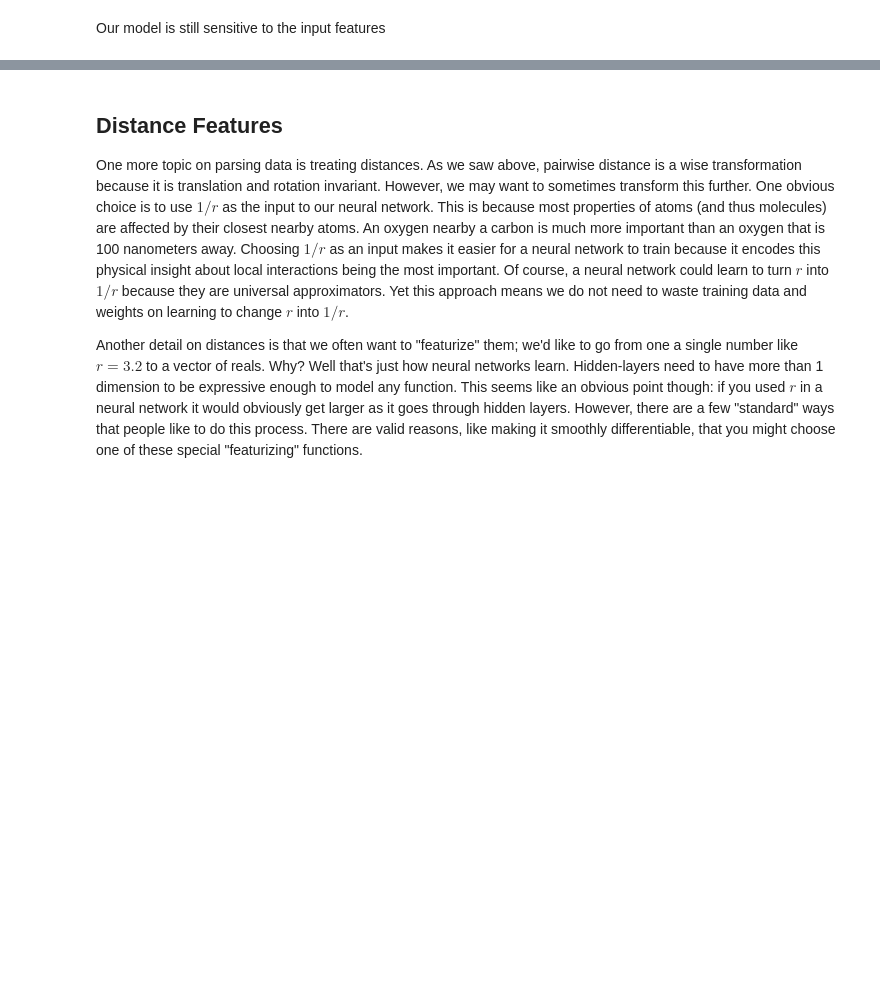
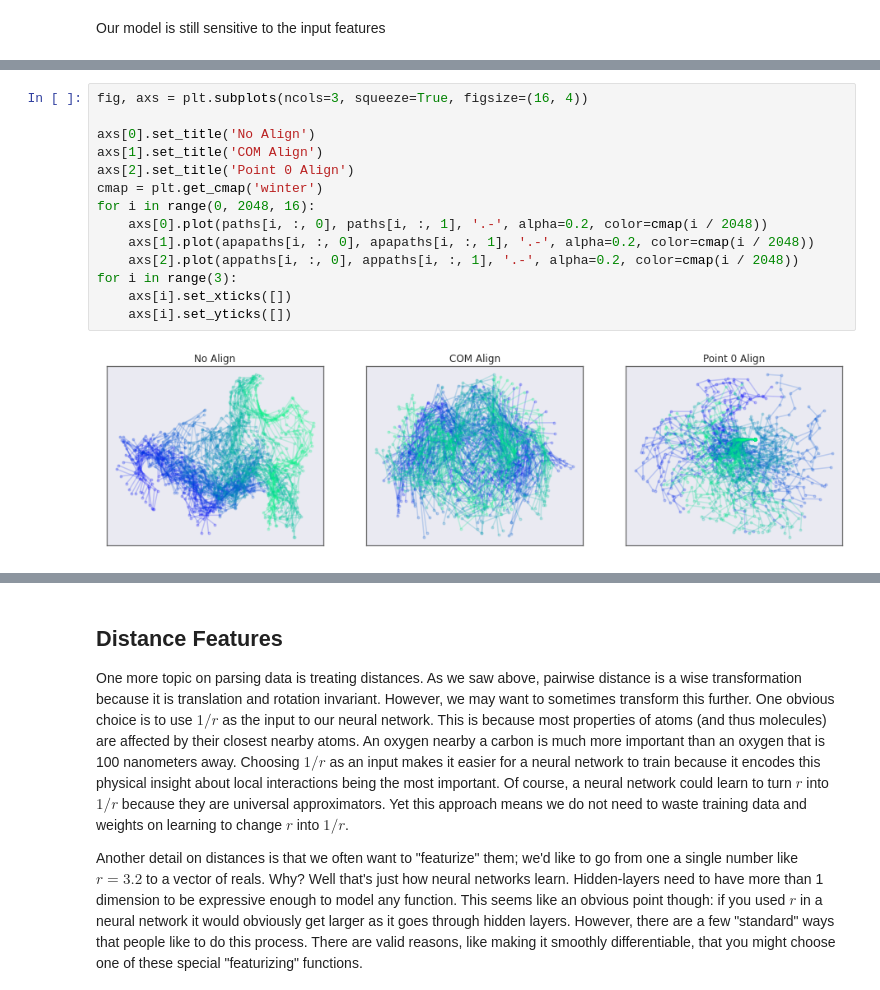
Before and after one commit to whitead/dmol-book, a Jupyter notebook: dl/data.ipynb, the cells around one changed output, grey strips where cells are left out. Drawn from its saved outputs; the diff is of its cells as text; blank space fills up the shorter version.

```diff
--- a/dl/data.ipynb
+++ b/dl/data.ipynb
@@ -339,0 +450,16 @@ Our model is still sensitive to the input features
+# %%
+fig, axs = plt.subplots(ncols=3, squeeze=True, figsize=(16, 4))
+
+axs[0].set_title('No Align')
+axs[1].set_title('COM Align')
+axs[2].set_title('Point 0 Align')
+cmap = plt.get_cmap('winter')
+for i in range(0, 2048, 16):
+    axs[0].plot(paths[i, :, 0], paths[i, :, 1], '.-', alpha=0.2, color=cmap(i / 2048))
+    axs[1].plot(apapaths[i, :, 0], apapaths[i, :, 1], '.-', alpha=0.2, color=cmap(i / 2048))
+    axs[2].plot(appaths[i, :, 0], appaths[i, :, 1], '.-', alpha=0.2, color=cmap(i / 2048))
+for i in range(3):
+    axs[i].set_xticks([])
+    axs[i].set_yticks([])
+# %% [output]
+[figure, added]
```
Also changed, not shown: parts of 18 cells of this notebook, 9 other files.
